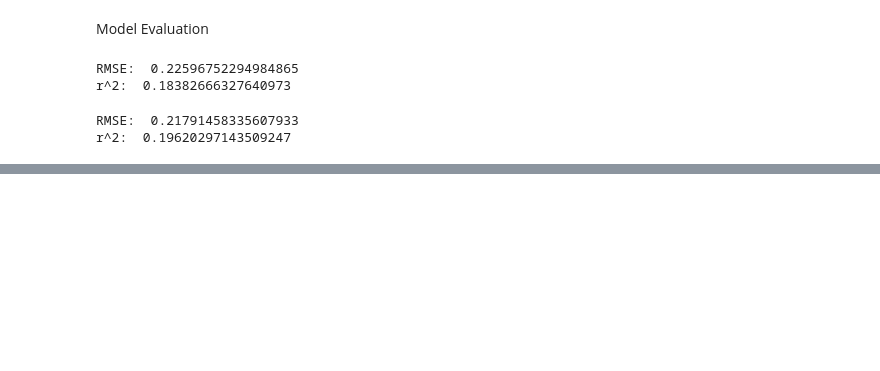
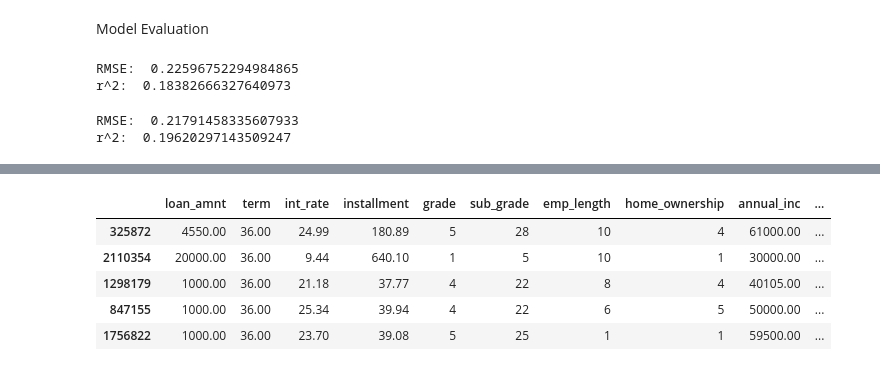
Before and after one commit to touyang219/LC_Capstone, a Jupyter notebook: Capstone.ipynb, the cells around one changed output, grey strips where cells are left out. Saved outputs shown, nothing was run; the diff lists cells and outputs as text; code cells hidden in the pictures; blank space fills up the shorter version.

Commit message:
Add files via upload
Return list of borrowers that fit minimum annualized return requirement

```diff
--- a/Capstone.ipynb
+++ b/Capstone.ipynb
@@ -717,0 +713,42 @@ def find_returns_id(pre_processed_data, original_data, min_returns_as_decimal, m
+# %%
+def find_returns_id(pre_processed_data, original_data, min_annual_returns_as_decimal, model):
+
+    pre_processed_data['projected_total_pymnt_ratio'] = model.predict(pre_processed_data)
+
+    # Find Precent Return from perspective of Lender
+
+    pre_processed_data['projected_return_ratio'] = pre_processed_data.apply(lambda row:
+                                                                           ((row['projected_total_pymnt_ratio']*row['expected_total_pymnt']/row['loan_amnt'])),
+                                                                           axis = 1)
+
+    pre_processed_data['projected_avg_return'] = pre_processed_data.apply(lambda row: (row['projected_return_ratio'] - 1),
+                                                                           axis = 1)
+
+    pre_processed_data['projected_annualized_return'] = pre_processed_data.apply(lambda row: (row['projected_return_ratio']**(12/row['term'])-1),
+                                                                                axis = 1)
+
+
+    # Append this number back to original dataset since we need the ID
+
+    pre_processed_data.join(original_data['id'])
+
+    # IDs of borrowers that meet criteria
+
+    potential_borrowers = pre_processed_data[pre_processed_data['projected_annualized_return'] >= min_annual_returns_as_decimal]
+
+    return potential_borrowers
+# %%
+sample_accepted = accepted.sample(frac=0.1, random_state=1)
+# %%
+pre_process_sample = preprocess_data(sample_accepted)
+# %%
+borrowers = find_returns_id(pre_process_sample, sample_accepted, 0.09, xgb_model)
+# %%
+borrowers.head(5)
+# %% [output]
+|  | loan_amnt | term | int_rate | installment | grade | sub_grade | emp_length | home_ownership | annual_inc | ... |
+| 325872 | 4550.00 | 36.00 | 24.99 | 180.89 | 5 | 28 | 10 | 4 | 61000.00 | ... |
+| 2110354 | 20000.00 | 36.00 | 9.44 | 640.10 | 1 | 5 | 10 | 1 | 30000.00 | ... |
+| 1298179 | 1000.00 | 36.00 | 21.18 | 37.77 | 4 | 22 | 8 | 4 | 40105.00 | ... |
+| 847155 | 1000.00 | 36.00 | 25.34 | 39.94 | 4 | 22 | 6 | 5 | 50000.00 | ... |
+| 1756822 | 1000.00 | 36.00 | 23.70 | 39.08 | 5 | 25 | 1 | 1 | 59500.00 | ... |
```
Also changed, not shown: parts of 13 cells of this notebook.
